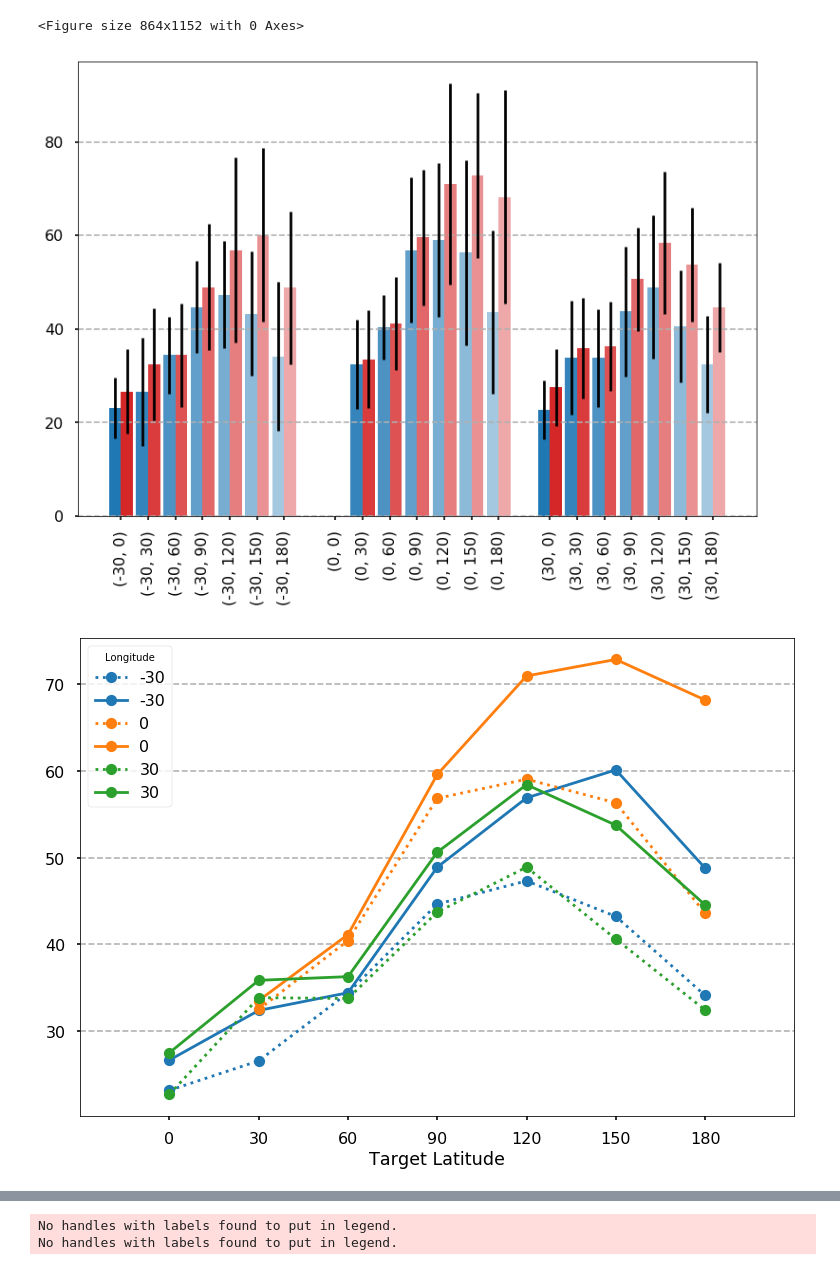
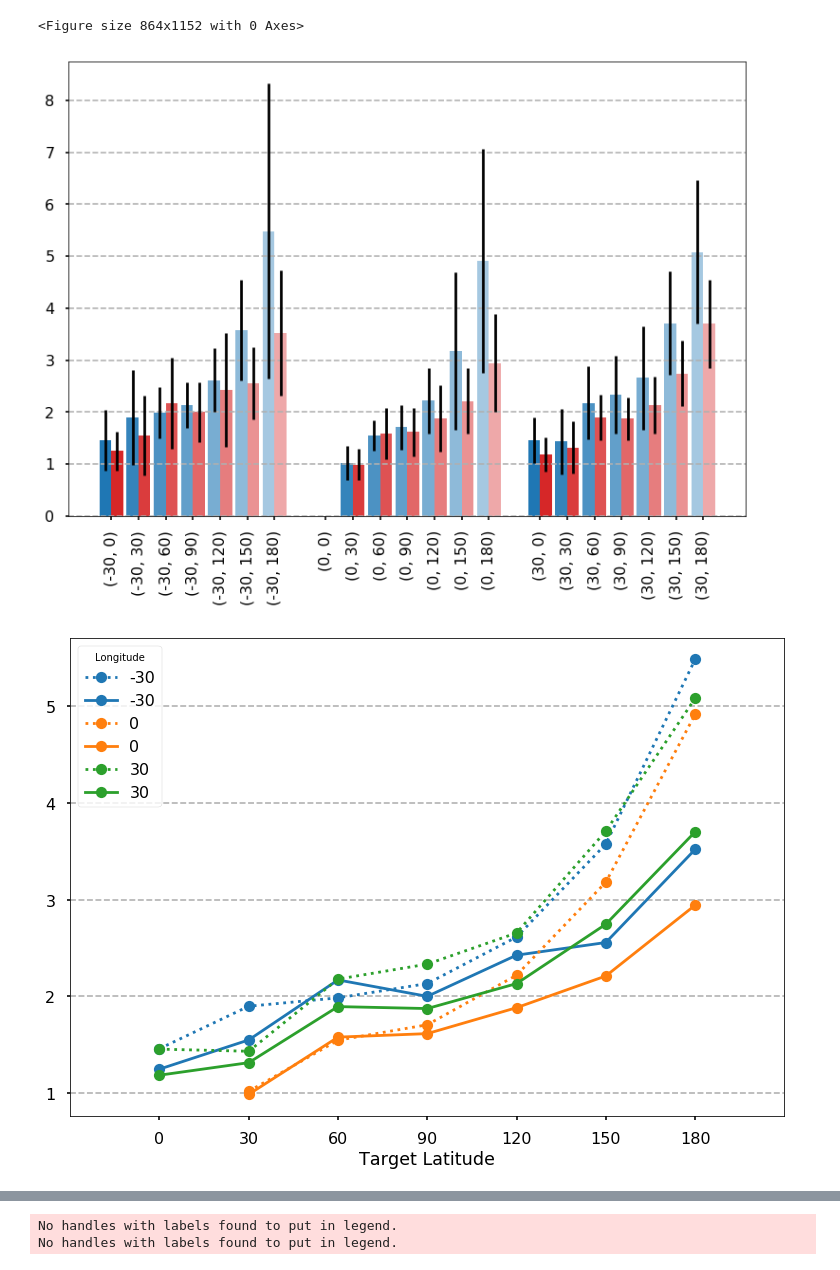
Before and after one commit to red-pencil/python_data, a Jupyter notebook: vtdata/Scripts/plot_20190430.ipynb, the cells around one changed output, grey strips where cells are left out. Cells and saved outputs as stored; diff of their text form; code cells hidden in the pictures.

```diff
--- a/vtdata/Scripts/plot_20190430.ipynb
+++ b/vtdata/Scripts/plot_20190430.ipynb
@@ -1016,11 +1061,11 @@ print(test2.time_mean_lon)
 #print(np.array(test1.time_mean_3x7))
 #print(np.array(test2.time_mean_3x7))
 
-plot_bar(test1.speed_mean_3x7, test2.speed_mean_3x7, test1.speed_std_3x7, test2.speed_std_3x7)
+#plot_bar(test1.speed_mean_3x7, test2.speed_mean_3x7, test1.speed_std_3x7, test2.speed_std_3x7)
 plot_bar(test1.time_mean_3x7, test2.time_mean_3x7, test1.time_std_3x7, test2.time_std_3x7)
 
-plot_bar(np.array(test1.speed_mean_3x7).T, np.array(test2.speed_mean_3x7).T,
-         np.array(test1.speed_std_3x7).T, np.array(test2.speed_std_3x7).T)
+#plot_bar(np.array(test1.speed_mean_3x7).T, np.array(test2.speed_mean_3x7).T,
+#         np.array(test1.speed_std_3x7).T, np.array(test2.speed_std_3x7).T)
 # %% [output]
 []
 []
@@ -1035,3 +1088,3 @@ plot_bar(np.array(test1.speed_mean_3x7).T, np.array(test2.speed_mean_3x7).T,
 <Figure size 864x1152 with 0 Axes>
-[figure, old version]
+[figure, new version]
-[figure, old version]
+[figure, new version]
```
Also changed, not shown: parts of 7 cells of this notebook, 3 other files.
